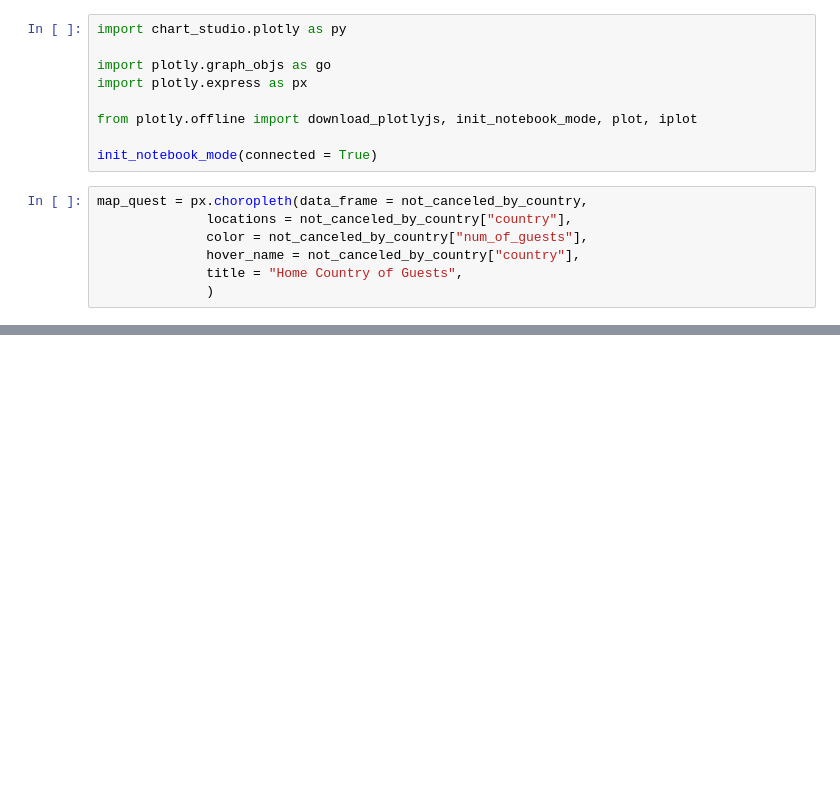
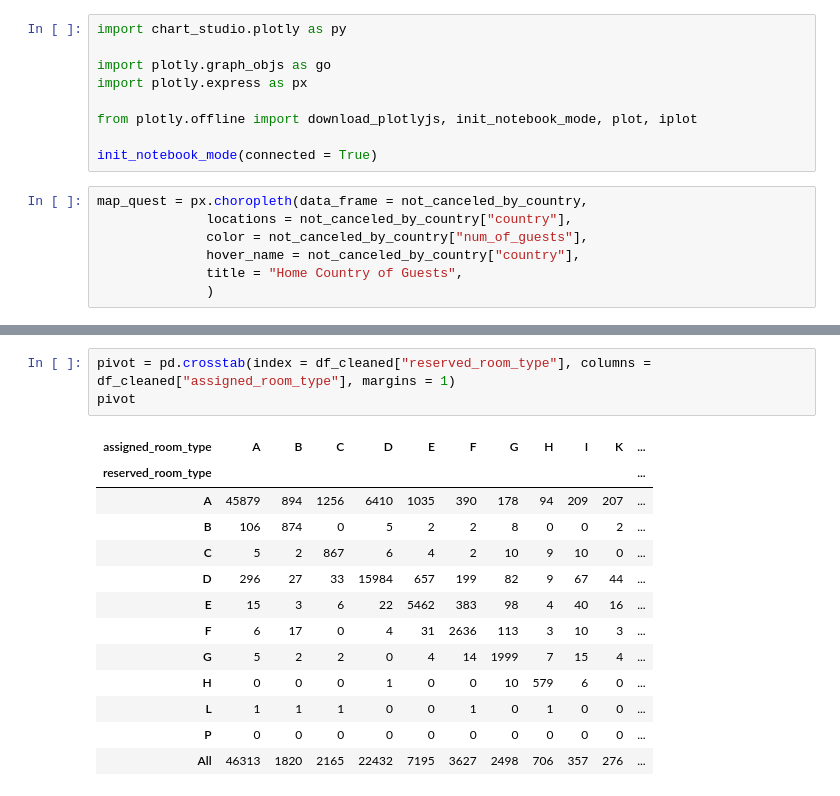
Before and after one commit to tolstoj48/hotel-booking, a Jupyter notebook: hotelbooking.ipynb, the cells around one changed output, grey strips where cells are left out. Drawn from its saved outputs; the diff is of its cells as text; blank space fills up the shorter version.

```diff
--- a/hotelbooking.ipynb
+++ b/hotelbooking.ipynb
@@ -190,3 +190,20 @@ map_quest = px.choropleth(data_frame = not_canceled_by_country,
 map_quest.show()
 # %% [output]
 [interactive output not drawn]
+# %%
+pivot = pd.crosstab(index = df_cleaned["reserved_room_type"], columns = df_cleaned["assigned_room_type"], margins = 1)
+pivot
+# %% [output]
+| assigned_room_type | A | B | C | D | E | F | G | H | I | K | ... |
+| reserved_room_type |  |  |  |  |  |  |  |  |  |  | ... |
+| A | 45879 | 894 | 1256 | 6410 | 1035 | 390 | 178 | 94 | 209 | 207 | ... |
+| B | 106 | 874 | 0 | 5 | 2 | 2 | 8 | 0 | 0 | 2 | ... |
+| C | 5 | 2 | 867 | 6 | 4 | 2 | 10 | 9 | 10 | 0 | ... |
+| D | 296 | 27 | 33 | 15984 | 657 | 199 | 82 | 9 | 67 | 44 | ... |
+| E | 15 | 3 | 6 | 22 | 5462 | 383 | 98 | 4 | 40 | 16 | ... |
+| F | 6 | 17 | 0 | 4 | 31 | 2636 | 113 | 3 | 10 | 3 | ... |
+| G | 5 | 2 | 2 | 0 | 4 | 14 | 1999 | 7 | 15 | 4 | ... |
+| H | 0 | 0 | 0 | 1 | 0 | 0 | 10 | 579 | 6 | 0 | ... |
+| L | 1 | 1 | 1 | 0 | 0 | 1 | 0 | 1 | 0 | 0 | ... |
+| P | 0 | 0 | 0 | 0 | 0 | 0 | 0 | 0 | 0 | 0 | ... |
+| All | 46313 | 1820 | 2165 | 22432 | 7195 | 3627 | 2498 | 706 | 357 | 276 | ... |
```
Also changed, not shown: parts of 6 cells of this notebook.
